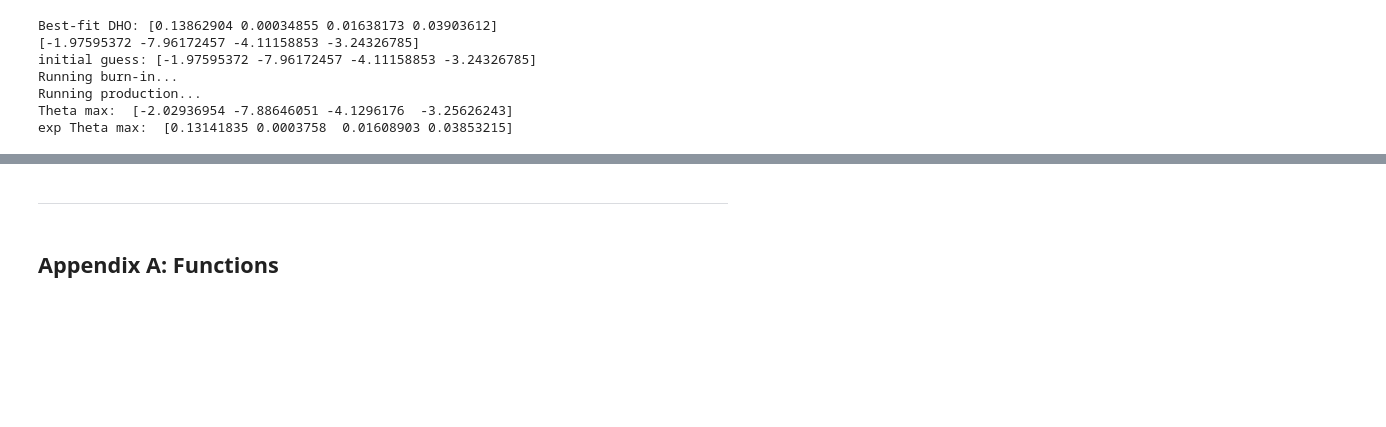
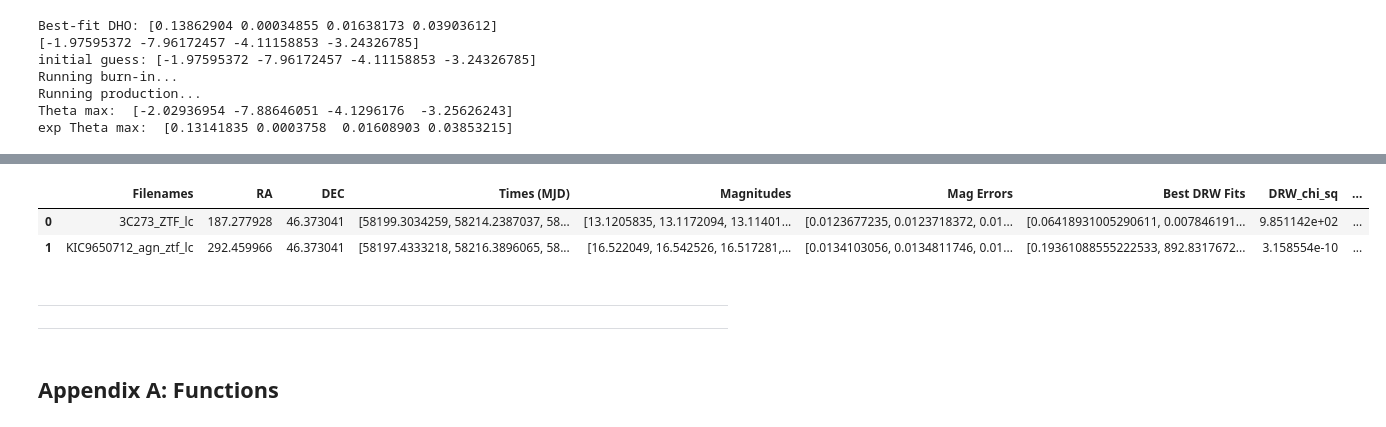
Before and after one commit to TrickyArmyMan/astro-research, a Jupyter notebook: JupyterLab/astr-499_winter.ipynb, the cells around one changed output, grey strips where cells are left out. Saved outputs shown, nothing was run; the diff lists cells and outputs as text; code cells hidden in the pictures; blank space fills up the shorter version.

```diff
--- a/JupyterLab/astr-499_winter.ipynb
+++ b/JupyterLab/astr-499_winter.ipynb
@@ -1608,0 +1624,5 @@ exp Theta max:  [0.13141835 0.0003758  0.01608903 0.03853215]
+# %%
+# chi-sqared
+def chisqg(y_data, y_model, sd=None):
+    chisq = numpy.nansum(((y_data-y_model)/sd)**2)
+    return chisq
@@ -1609,5 +1894,17 @@ exp Theta max:  [0.13141835 0.0003758  0.01608903 0.03853215]
+# %%
+agn_fit_data = pandas.DataFrame({'Filenames': file_names, 'RA': ras, 'DEC': dec, 'Times (MJD)': times,
+                                 'Magnitudes': magnitudes, 'Mag Errors': mag_errors,
+                                 'Best DRW Fits': best_fit_drws, 'DRW_chi_sq': chi_squared_drw,
+                                 'Best DHO Fits': best_fit_dhos, 'DHO_chi_sq': chi_squared_dho})
+
+agn_fit_data
+# %% [output]
+|  | Filenames | RA | DEC | Times (MJD) | Magnitudes | Mag Errors | Best DRW Fits | DRW_chi_sq | ... |
+| 0 | 3C273_ZTF_lc | 187.277928 | 46.373041 | [58199.3034259, 58214.2387037, 58... | [13.1205835, 13.1172094, 13.11401... | [0.0123677235, 0.0123718372, 0.01... | [0.06418931005290611, 0.007846191... | 9.851142e+02 | ... |
+| 1 | KIC9650712_agn_ztf_lc | 292.459966 | 46.373041 | [58197.4333218, 58216.3896065, 58... | [16.522049, 16.542526, 16.517281,... | [0.0134103056, 0.0134811746, 0.01... | [0.19361088555222533, 892.8317672... | 3.158554e-10 | ... |
 # %% [markdown]
 - - -
+---
 # %% [markdown]
 ## Appendix A: Functions
 # %% [markdown]
```
Also changed, not shown: parts of 5 cells of this notebook.
